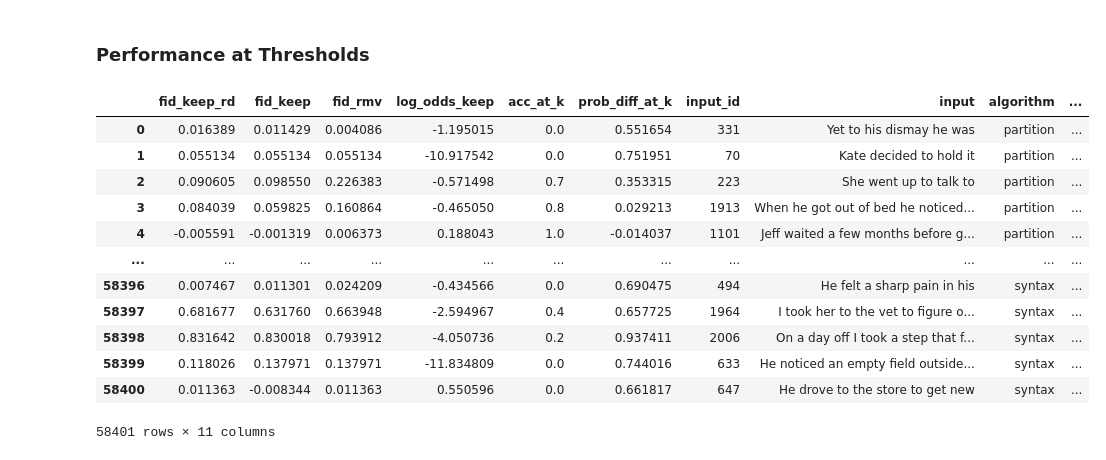
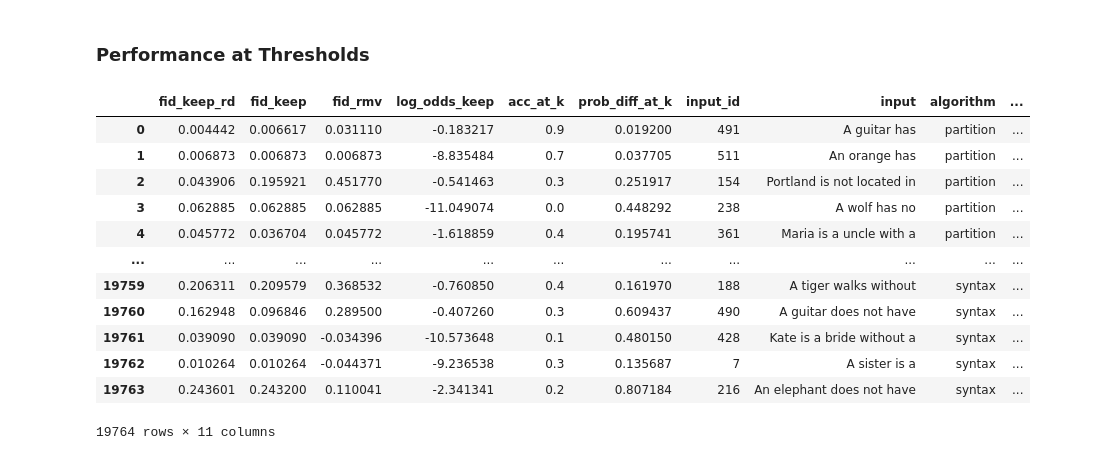
Before and after one commit to k-amara/syntax-shap, a Jupyter notebook: notebooks/Scores_Visualization_GPT2.ipynb, the cells around one changed output. Saved outputs shown, nothing was run; the diff lists cells and outputs as text; code cells hidden in the pictures.

```diff
--- a/notebooks/Scores_Visualization_GPT2.ipynb
+++ b/notebooks/Scores_Visualization_GPT2.ipynb
@@ -127,7 +127,7 @@ for root, dirs, files in os.walk(folder_path):
             seed = parts[-2]
             threshold = parts[-1].split('.pkl')[0]  # Removes the file extension
 
-            if eval(threshold) == threshold_:
+            if (eval(threshold) == threshold_) and (eval(seed) == seed_):
                 # Construct the full file path
                 file_path = os.path.join(folder_path, file)
 
@@ -239,7 +239,7 @@ import matplotlib.pyplot as plt
 df = df_final_single_threshold#.groupby(['algorithm']).reset_index()#.mean().reset_index()
 
 # Define the order of algorithms and a colormap
-algo_order = ["lime", "shap", "partition", "syntax", "syntax-w"]
+algo_order = ["lime", "shap", "partition", "syntax", "syntax-w", "random"]
 palette = sns.color_palette("tab10", len(algo_order))
 
 # Ensure 'algorithm' column is categorical and ordered
@@ -297,58 +297,59 @@ fig.savefig(f"/cluster/home/kamara/syntax-shap/figures/{model_name}/{dataset}/n_
 # %%
 
 folder_path = f"/cluster/work/zhang/kamara/syntax-shap/results_ids/scores/{model_name}/{dataset}"  # Replace with your folder path
 
 # Initialize a list to store the dataframes
 df_list = []
 
 # Loop through each file in the folder
 for root, dirs, files in os.walk(folder_path):
     for file in files:
         full_path = os.path.join(root, file)
         parts = file.split('_')
         if (file.endswith('.pkl')):
             # Extract dataset, model name, and algorithm from the filename
             dataset = parts[-5]
             model_name = parts[-4]
             algorithm = parts[-3]
             seed = parts[-2]
             threshold = parts[-1].split('.pkl')[0]  # Removes the file extension
 
-            # Construct the full file path
-            file_path = os.path.join(folder_path, file)
+            if (eval(seed) == seed_):
+                # Construct the full file path
+                file_path = os.path.join(folder_path, file)
 
-            # Read the pickle file
-            with open(full_path, 'rb') as file:
-                data = pickle.load(file)
+                # Read the pickle file
+                with open(full_path, 'rb') as file:
+                    data = pickle.load(file)
 
-            # Assuming the content is a dictionary, create a DataFrame
-            df = pd.DataFrame(data)
+                # Assuming the content is a dictionary, create a DataFrame
+                df = pd.DataFrame(data)
 
-            # Add the extracted details as new columns
-            df['algorithm'] = algorithm
-            df['n_token'] = df['input'].str.split().apply(len)
-            df['threshold'] = eval(threshold)
+                # Add the extracted details as new columns
+                df['algorithm'] = algorithm
+                df['n_token'] = df['input'].str.split().apply(len)
+                df['threshold'] = eval(threshold)
 
-            # Append to the list of dataframes
-            df_list.append(df)
+                # Append to the list of dataframes
+                df_list.append(df)
 
 # Concatenate all dataframes in the list
 df_final = pd.concat(df_list, ignore_index=True)
 df_final
 # %% [output]
 |  | fid_keep_rd | fid_keep | fid_rmv | log_odds_keep | acc_at_k | prob_diff_at_k | input_id | input | algorithm | ... |
-| 0 | 0.016389 | 0.011429 | 0.004086 | -1.195015 | 0.0 | 0.551654 | 331 | Yet to his dismay he was | partition | ... |
-| 1 | 0.055134 | 0.055134 | 0.055134 | -10.917542 | 0.0 | 0.751951 | 70 | Kate decided to hold it | partition | ... |
-| 2 | 0.090605 | 0.098550 | 0.226383 | -0.571498 | 0.7 | 0.353315 | 223 | She went up to talk to | partition | ... |
-| 3 | 0.084039 | 0.059825 | 0.160864 | -0.465050 | 0.8 | 0.029213 | 1913 | When he got out of bed he noticed... | partition | ... |
-| 4 | -0.005591 | -0.001319 | 0.006373 | 0.188043 | 1.0 | -0.014037 | 1101 | Jeff waited a few months before g... | partition | ... |
+| 0 | 0.004442 | 0.006617 | 0.031110 | -0.183217 | 0.9 | 0.019200 | 491 | A guitar has | partition | ... |
+| 1 | 0.006873 | 0.006873 | 0.006873 | -8.835484 | 0.7 | 0.037705 | 511 | An orange has | partition | ... |
+| 2 | 0.043906 | 0.195921 | 0.451770 | -0.541463 | 0.3 | 0.251917 | 154 | Portland is not located in | partition | ... |
+| 3 | 0.062885 | 0.062885 | 0.062885 | -11.049074 | 0.0 | 0.448292 | 238 | A wolf has no | partition | ... |
+| 4 | 0.045772 | 0.036704 | 0.045772 | -1.618859 | 0.4 | 0.195741 | 361 | Maria is a uncle with a | partition | ... |
 | ... | ... | ... | ... | ... | ... | ... | ... | ... | ... | ... |
-| 58396 | 0.007467 | 0.011301 | 0.024209 | -0.434566 | 0.0 | 0.690475 | 494 | He felt a sharp pain in his | syntax | ... |
-| 58397 | 0.681677 | 0.631760 | 0.663948 | -2.594967 | 0.4 | 0.657725 | 1964 | I took her to the vet to figure o... | syntax | ... |
-| 58398 | 0.831642 | 0.830018 | 0.793912 | -4.050736 | 0.2 | 0.937411 | 2006 | On a day off I took a step that f... | syntax | ... |
-| 58399 | 0.118026 | 0.137971 | 0.137971 | -11.834809 | 0.0 | 0.744016 | 633 | He noticed an empty field outside... | syntax | ... |
-| 58400 | 0.011363 | -0.008344 | 0.011363 | 0.550596 | 0.0 | 0.661817 | 647 | He drove to the store to get new | syntax | ... |
+| 19759 | 0.206311 | 0.209579 | 0.368532 | -0.760850 | 0.4 | 0.161970 | 188 | A tiger walks without | syntax | ... |
+| 19760 | 0.162948 | 0.096846 | 0.289500 | -0.407260 | 0.3 | 0.609437 | 490 | A guitar does not have | syntax | ... |
+| 19761 | 0.039090 | 0.039090 | -0.034396 | -10.573648 | 0.1 | 0.480150 | 428 | Kate is a bride without a | syntax | ... |
+| 19762 | 0.010264 | 0.010264 | -0.044371 | -9.236538 | 0.3 | 0.135687 | 7 | A sister is a | syntax | ... |
+| 19763 | 0.243601 | 0.243200 | 0.110041 | -2.341341 | 0.2 | 0.807184 | 216 | An elephant does not have | syntax | ... |
-58401 rows × 11 columns
+19764 rows × 11 columns
 # %%
 
 import pandas as pd
```
Also changed, not shown: parts of 8 cells of this notebook, 6 other files.
